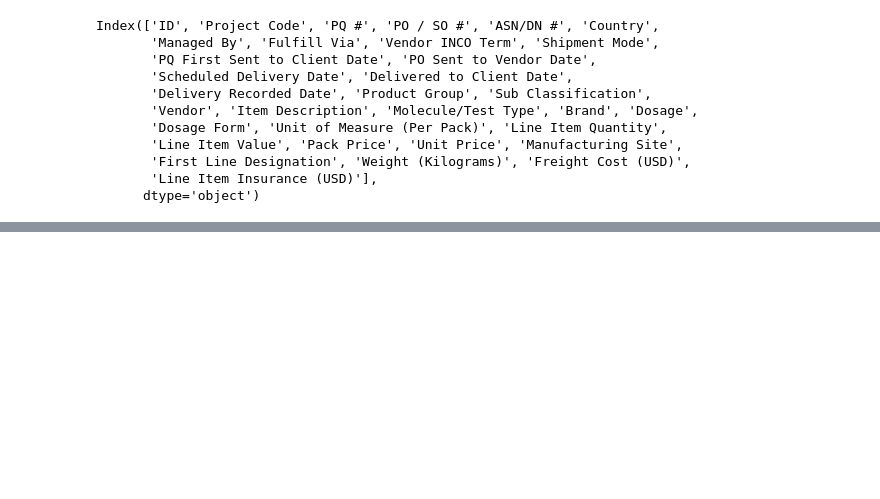
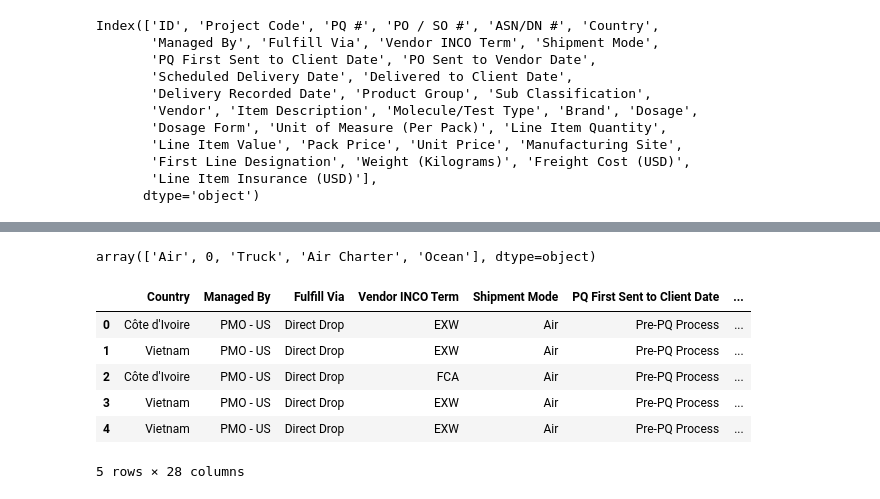
Before and after one commit to abhyudaya29/Consignment_Pricing, a Jupyter notebook: notebook/eda.ipynb, the cells around one changed output, grey strips where cells are left out. Cells and saved outputs as stored; diff of their text form; code cells hidden in the pictures; blank space fills up the shorter version.

```diff
--- a/notebook/eda.ipynb
+++ b/notebook/eda.ipynb
@@ -32,0 +79,4 @@ Index(['ID', 'Project Code', 'PQ #', 'PO / SO #', 'ASN/DN #', 'Country',
+# %%
+df['Shipment Mode'].unique()
+# %% [output]
+array(['Air', 0, 'Truck', 'Air Charter', 'Ocean'], dtype=object)
@@ -32,0 +85,10 @@ Index(['ID', 'Project Code', 'PQ #', 'PO / SO #', 'ASN/DN #', 'Country',
+# %%
+df.head()
+# %% [output]
+|  | Country | Managed By | Fulfill Via | Vendor INCO Term | Shipment Mode | PQ First Sent to Client Date | ... |
+| 0 | Côte d'Ivoire | PMO - US | Direct Drop | EXW | Air | Pre-PQ Process | ... |
+| 1 | Vietnam | PMO - US | Direct Drop | EXW | Air | Pre-PQ Process | ... |
+| 2 | Côte d'Ivoire | PMO - US | Direct Drop | FCA | Air | Pre-PQ Process | ... |
+| 3 | Vietnam | PMO - US | Direct Drop | EXW | Air | Pre-PQ Process | ... |
+| 4 | Vietnam | PMO - US | Direct Drop | EXW | Air | Pre-PQ Process | ... |
+5 rows × 28 columns
```
Also changed, not shown: parts of 14 cells of this notebook.
